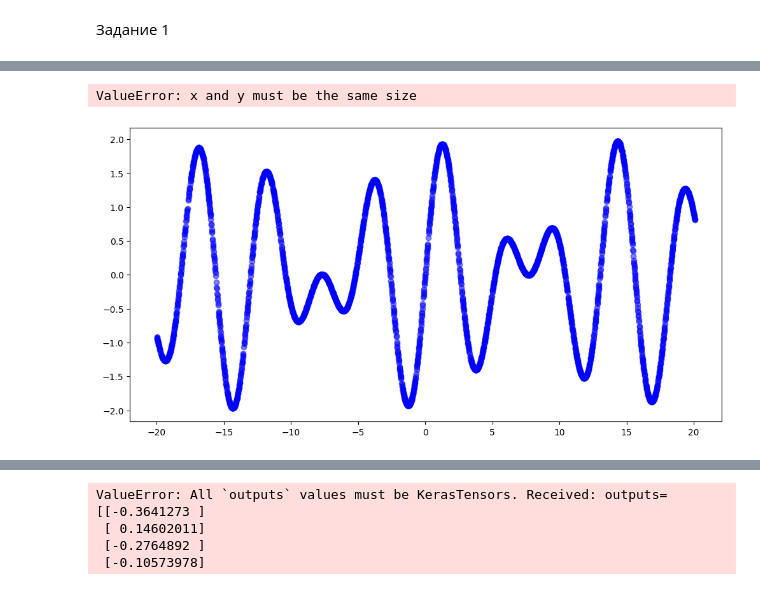
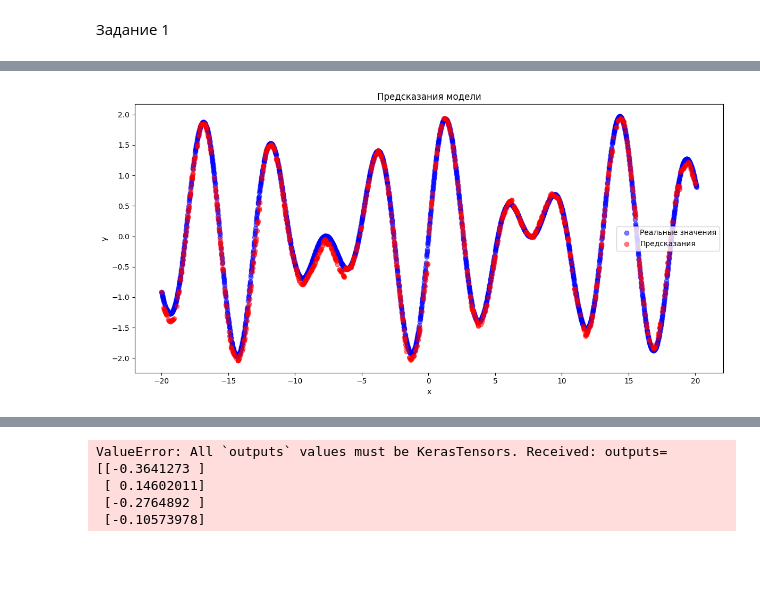
Before and after one commit to RedCross321/ai_labs, a Jupyter notebook: 5.ipynb, the cells around one changed output, grey strips where cells are left out. Saved outputs shown, nothing was run; the diff lists cells and outputs as text; code cells hidden in the pictures; blank space fills up the shorter version.

```diff
--- a/5.ipynb
+++ b/5.ipynb
@@ -80,10 +80,10 @@ train_loss = model.evaluate(X_train2, y_train2)
 test_loss = model.evaluate(X_test2, y_test2)
 
 y_pred2 = model.predict(X_test2)
-
 plt.figure(figsize=(12, 6))
 plt.scatter(X_train1, y_train2, color='blue', label='Реальные значения', alpha=0.5)
-plt.scatter(X_test2, y_pred2, color='red', label='Предсказания', alpha=0.5)
+plt.scatter(X_test1, y_pred2, color='red', label='Предсказания', alpha=0.5)
+
 plt.title('Предсказания модели')
 plt.xlabel('x')
 plt.ylabel('y')
@@ -112,5 +112,4 @@ Epoch 6/200
-ValueError: x and y must be the same size
-[figure, old version]
+[figure, new version]
 # %%
 X_trainT, X_testT, y_trainT, y_testT = train_test_split(X, T, test_size=0.25, random_state=13)
 
```
Also changed, not shown: parts of 4 cells of this notebook.
